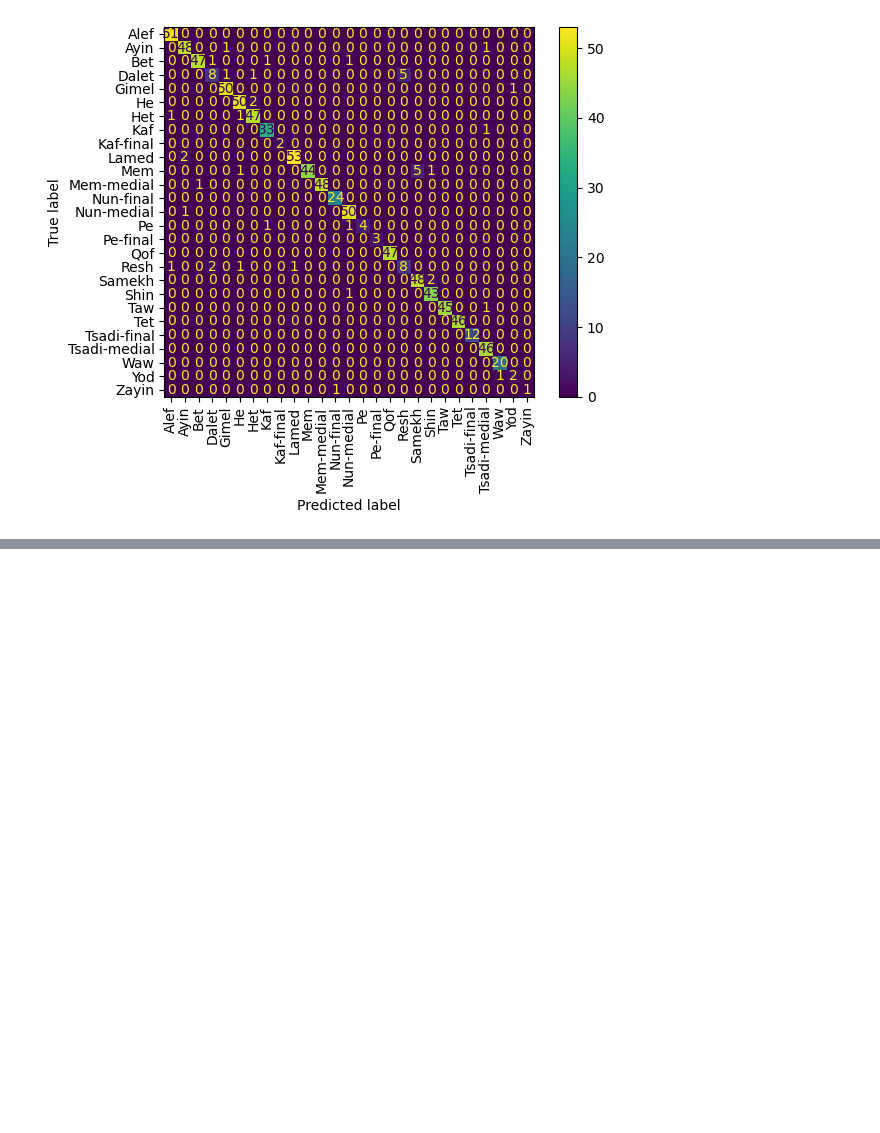
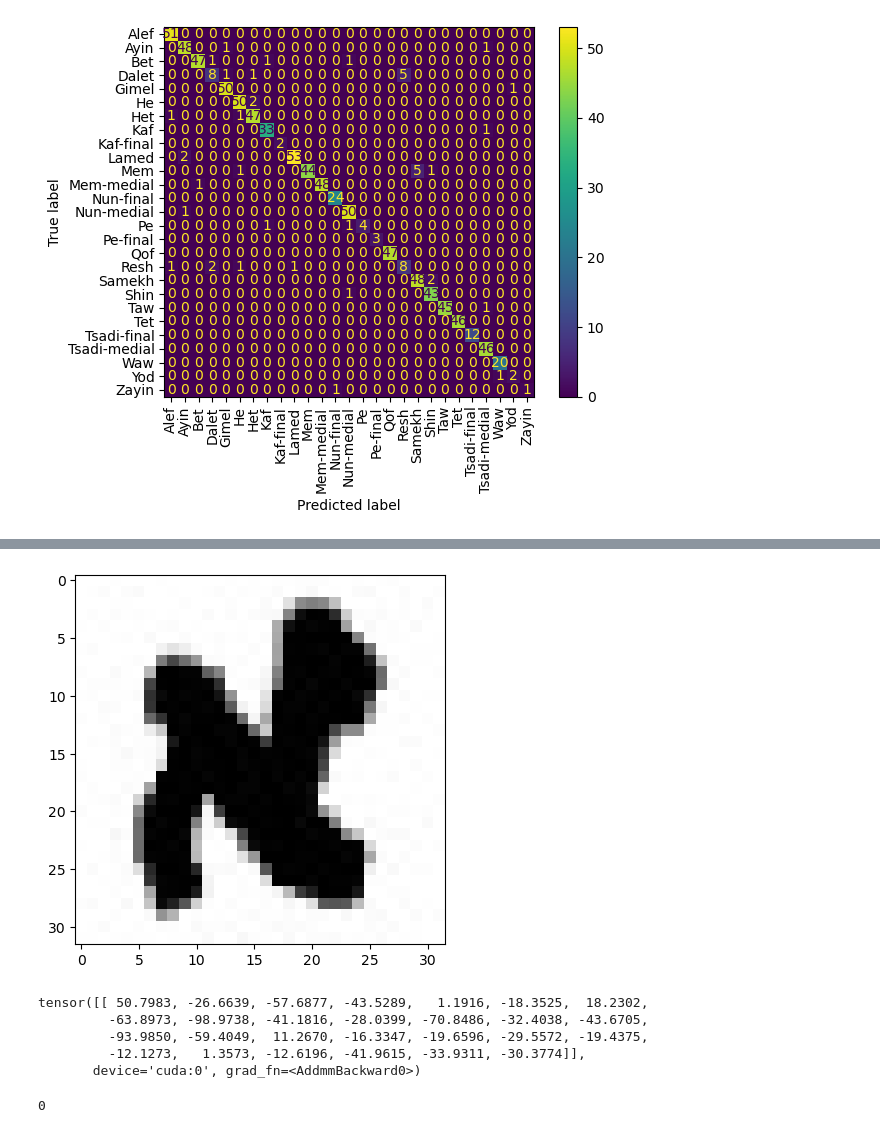
Before and after one commit to daniel-macrae/HandwritingRecognition-2023, a Jupyter notebook: evaluate_classifier.ipynb, the cells around one changed output, grey strips where cells are left out. Drawn from its saved outputs; the diff is of its cells as text; code cells hidden in the pictures; blank space fills up the shorter version.

```diff
--- a/evaluate_classifier.ipynb
+++ b/evaluate_classifier.ipynb
@@ -88,0 +229,41 @@ weighted avg       0.95      0.95      0.95       922
+# %%
+from PIL import Image
+import torchvision.transforms as transforms
+import cv2
+from data_management.augmentation.commonAug import imgResizer
+
+model.eval()
+
+path = "Data/Segmented/page__character_0_x=1003y=788w=45h=43.png"
+path = "Data/dssLetters/test/Alef/navis-QIrug-Qumran_extr09_0112-line-005-y1=665-y2=792-zone-HUMAN-x=1907-y=0048-w=0032-h=0038-ybas=0089-nink=483-segm=COCOS5cocos.jpg"
+
+convert_tensor = transforms.ToTensor()
+
+img = cv2.imread(path, cv2.IMREAD_GRAYSCALE)
+
+
+img = imgResizer(img, desired_size=32)
+plt.imshow(img, cmap='gray')
+plt.show()
+#img = np.expand_dims(img, 0)
+im_pil = Image.fromarray(img)
+
+input_img = convert_tensor(im_pil).to(device)
+
+input_img = torch.unsqueeze(input_img, 0)
+
+output = model(input_img)
+# %% [output]
+[figure, added]
+# %%
+output
+# %% [output]
+tensor([[ 50.7983, -26.6639, -57.6877, -43.5289,   1.1916, -18.3525,  18.2302,
+         -63.8973, -98.9738, -41.1816, -28.0399, -70.8486, -32.4038, -43.6705,
+         -93.9850, -59.4049,  11.2670, -16.3347, -19.6596, -29.5572, -19.4375,
+         -12.1273,   1.3573, -12.6196, -41.9615, -33.9311, -30.3774]],
+       device='cuda:0', grad_fn=<AddmmBackward0>)
+# %%
+torch.argmax(output, 1).item()
+# %% [output]
+0
```
Also changed, not shown: parts of 8 cells of this notebook, 2 other files.
